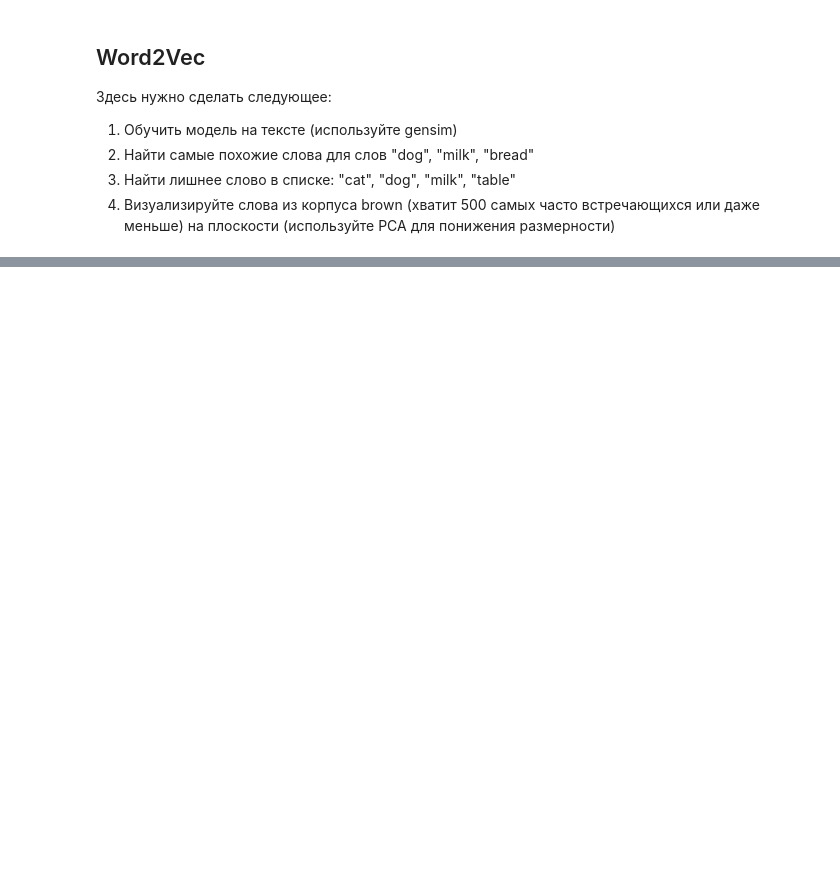
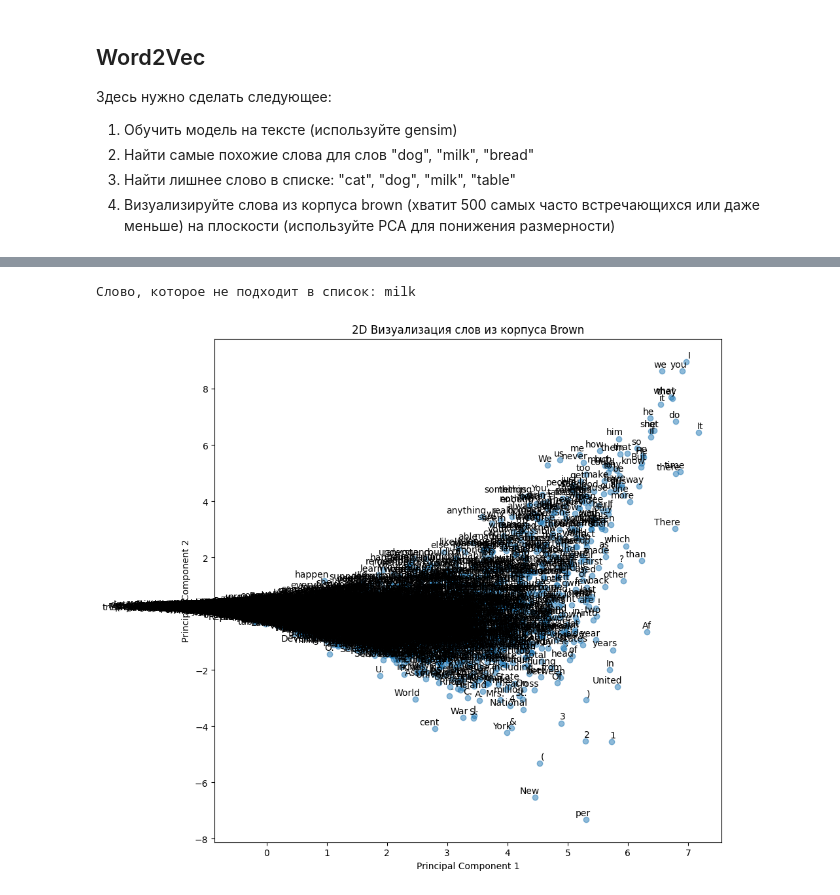
Before and after one commit to Andromeda778/Lessons, a Jupyter notebook: Lesson1.ipynb, the cells around one changed output, grey strips where cells are left out. Cells and saved outputs as stored; diff of their text form; code cells hidden in the pictures; blank space fills up the shorter version.

```diff
--- a/Lesson1.ipynb
+++ b/Lesson1.ipynb
@@ -386,0 +260,5 @@ print(vectors[0])
+# %%
+tfidf_result = tf_idf(new_data)
+
+for i, doc in enumerate(tfidf_result):
+    print(f"{i+1}: {doc}")
@@ -408,0 +317,9 @@ KeyError: "the fulton county grand jury say friday an investigation of atlanta's
+# %%
+similar_words = {}
+words_to_check = ["dog", "milk", "bread"]
+
+for word in words_to_check:
+    similar_words[word] = model.wv.most_similar(word)
+
+for word, similar in similar_words.items():
+    print(f"Самые похожие слова для '{word}': {similar}")
@@ -408,0 +330,41 @@ KeyError: "the fulton county grand jury say friday an investigation of atlanta's
+# %%
+from scipy.spatial.distance import cosine
+
+word_list = ["cat", "dog", "milk", "table"]
+word_vectors = [model.wv[word] for word in word_list]
+
+# Вычисление среднего вектора
+avg_vector = sum(word_vectors) / len(word_vectors)
+
+# Поиск наиболее отличающегося слова
+odd_word = min(word_list, key=lambda x: cosine(avg_vector, model.wv[x]))
+print(f"Слово, которое не подходит в список: {odd_word}")
+# %% [output]
+Слово, которое не подходит в список: milk
+# %%
+import numpy as np
+import matplotlib.pyplot as plt
+from sklearn.decomposition import PCA
+
+# Получение векторов для слов
+words = list(model.wv.index_to_key)
+vectors = [model.wv[word] for word in words]
+
+# Применение метода главных компонент
+pca = PCA(n_components=2)
+pca_result = pca.fit_transform(vectors)
+
+# Визуализация
+plt.figure(figsize=(10, 10))
+plt.scatter(pca_result[:, 0], pca_result[:, 1], alpha=0.5)
+
+for i, word in enumerate(words):
+    plt.annotate(word, xy=(pca_result[i, 0], pca_result[i, 1]), xytext=(5, 2),
+                 textcoords='offset points', ha='right', va='bottom')
+
+plt.title('2D Визуализация слов из корпуса Brown')
+plt.xlabel('Principal Component 1')
+plt.ylabel('Principal Component 2')
+plt.show()
+# %% [output]
+[figure, added]
```
Also changed, not shown: parts of 18 cells of this notebook.
